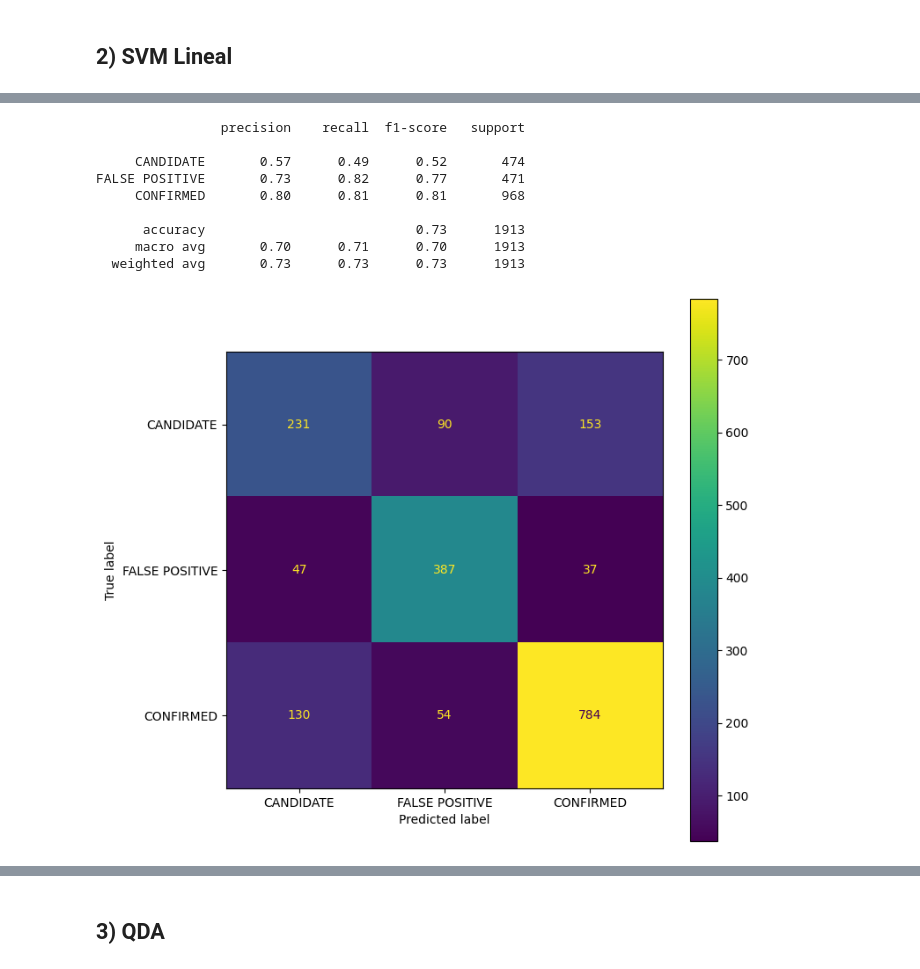
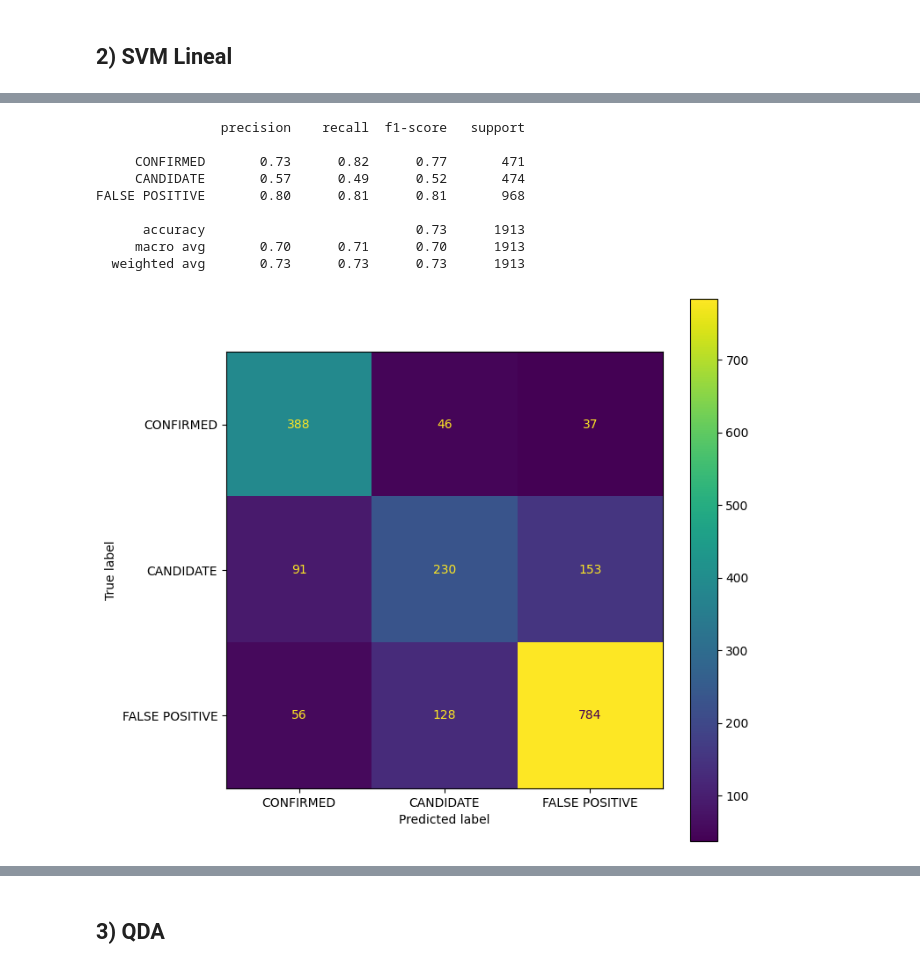
Before and after one commit to Monto-bot/APA-Practica, a Jupyter notebook: Modeling.ipynb, the cells around one changed output, grey strips where cells are left out. Drawn from its saved outputs; the diff is of its cells as text; code cells hidden in the pictures.

```diff
--- a/Modeling.ipynb
+++ b/Modeling.ipynb
@@ -39,8 +42,8 @@ results_df = pd.DataFrame()
 # %%
 X_train = pd.read_csv('X_train_preprocessed.csv')
 X_test = pd.read_csv('X_test_preprocessed.csv')
-Y_train = pd.read_csv('Y_train.csv')
-Y_test = pd.read_csv('Y_test.csv')
+Y_train = pd.read_csv('Y_train.csv')['koi_disposition'].map(label_map)
+Y_test = pd.read_csv('Y_test.csv')['koi_disposition'].map(label_map)
 
 print("✓ Datos cargados para modelado")
 print(f"  - X_train: {X_train.shape}")
@@ -166,21 +169,21 @@ show_html(pd.DataFrame(glsvc.cv_results_).loc[:,['params', 'mean_test_score','ra
 # %%
-print(classification_report(Y_test, glsvc.predict(X_test), target_names = [str(x) for x in Y_test['koi_disposition'].unique()]))
+print(classification_report(Y_test, glsvc.predict(X_test), target_names = label_names))
 results_df = save_results(glsvc, X_test, Y_test, 'SVM Lineal', results_df)
 # %% [output]
                 precision    recall  f1-score   support
 
+     CONFIRMED       0.73      0.82      0.77       471
      CANDIDATE       0.57      0.49      0.52       474
-FALSE POSITIVE       0.73      0.82      0.77       471
-     CONFIRMED       0.80      0.81      0.81       968
+FALSE POSITIVE       0.80      0.81      0.81       968
 
       accuracy                           0.73      1913
      macro avg       0.70      0.71      0.70      1913
   weighted avg       0.73      0.73      0.73      1913
 # %%
 plt.figure(figsize = (8, 8));
-ConfusionMatrixDisplay.from_estimator(glsvc, X_test, Y_test, display_labels = [str(x) for x in Y_test['koi_disposition'].unique()], ax = plt.subplot());
+ConfusionMatrixDisplay.from_estimator(glsvc, X_test, Y_test, display_labels = label_names, ax = plt.subplot());
 # %% [output]
-[figure, old version]
+[figure, new version]
 # %%
 pi = permutation_importance(glsvc, X_test, Y_test, n_jobs = -1, random_state = 42)
 var_imp = pd.DataFrame({'importance': pi.importances_mean}, index = X_train.columns)
```
Also changed, not shown: parts of 21 cells of this notebook.
